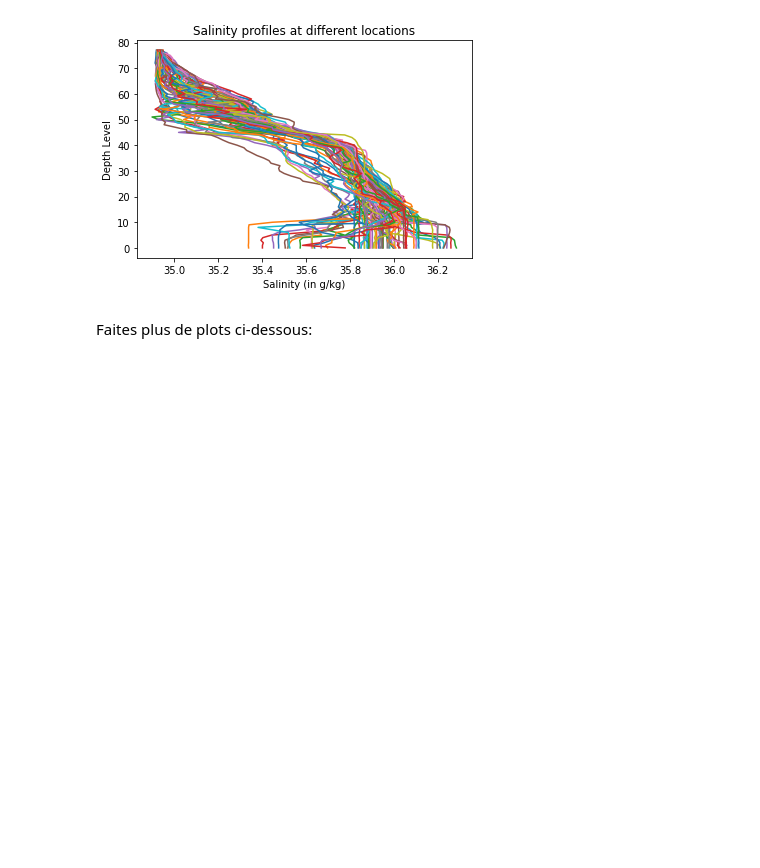
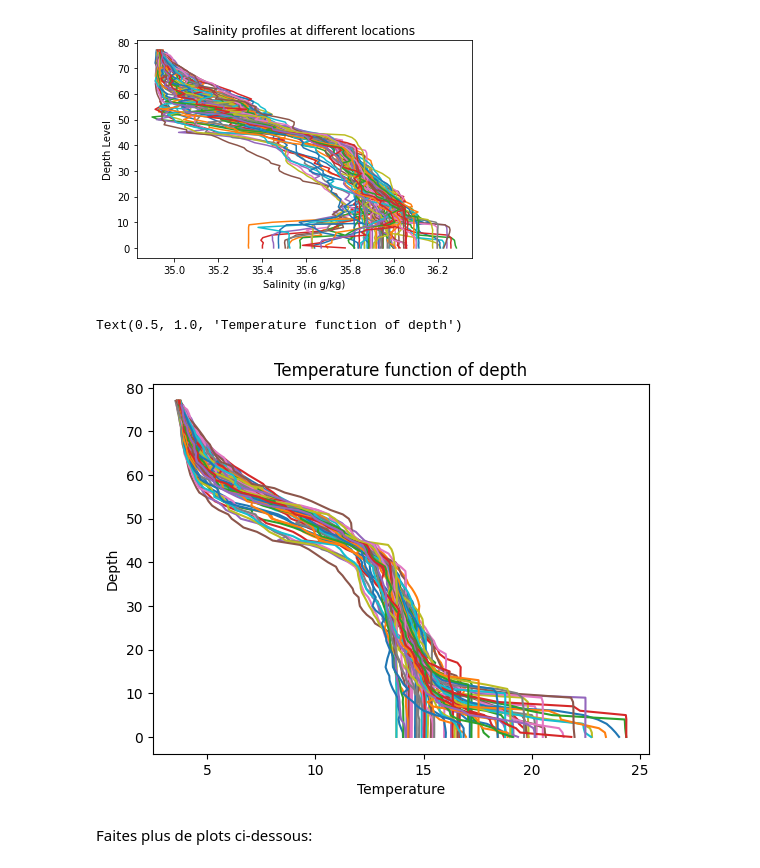
Before and after one commit to washof/2024_Geoinformatique_I, a Jupyter notebook: Geoinformatique_I/IP/Exercices_IP/S4_IP_exercice.ipynb, the cells around one changed output. Drawn from its saved outputs; the diff is of its cells as text; code cells hidden in the pictures; blank space fills up the shorter version.

```diff
--- a/Geoinformatique_I/IP/Exercices_IP/S4_IP_exercice.ipynb
+++ b/Geoinformatique_I/IP/Exercices_IP/S4_IP_exercice.ipynb
@@ -63,0 +80,4 @@ ___,___,___,___,___,___,___ = [np.___(___[___]) for ___ in range(___)]
+# %%
+#@title Code à compléter (au besoin)
+P, date, lat, S, level, lon, T = [np.load(files[i]) for i in range(len(files))]
+print(P)
@@ -172,9 +265,12 @@ Conseil 2 : Chaque graphique doit avoir une ligne pour chaque colonne de donnée
 # %% [markdown]
 ![Salinity_example.png](embedded-picture-1)
 # %%
-plt.plot(___,___) ; # Le point-virgule empêche l'impression des objets de ligne
-plt.xlabel(___) # Prend une chaîne de caractères comme argument
-plt.ylabel(___)
-plt.title(___)
+plt.plot(T, level) ; # Le point-virgule empêche l'impression des objets de ligne
+plt.xlabel("Temperature") # Prend une chaîne de caractères comme argument
+plt.ylabel("Depth")
+plt.title("Temperature function of depth")
+# %% [output]
+Text(0.5, 1.0, 'Temperature function of depth')
+[figure, added]
 # %% [markdown]
 Faites plus de plots ci-dessous:
```
Also changed, not shown: parts of 36 cells of this notebook.
